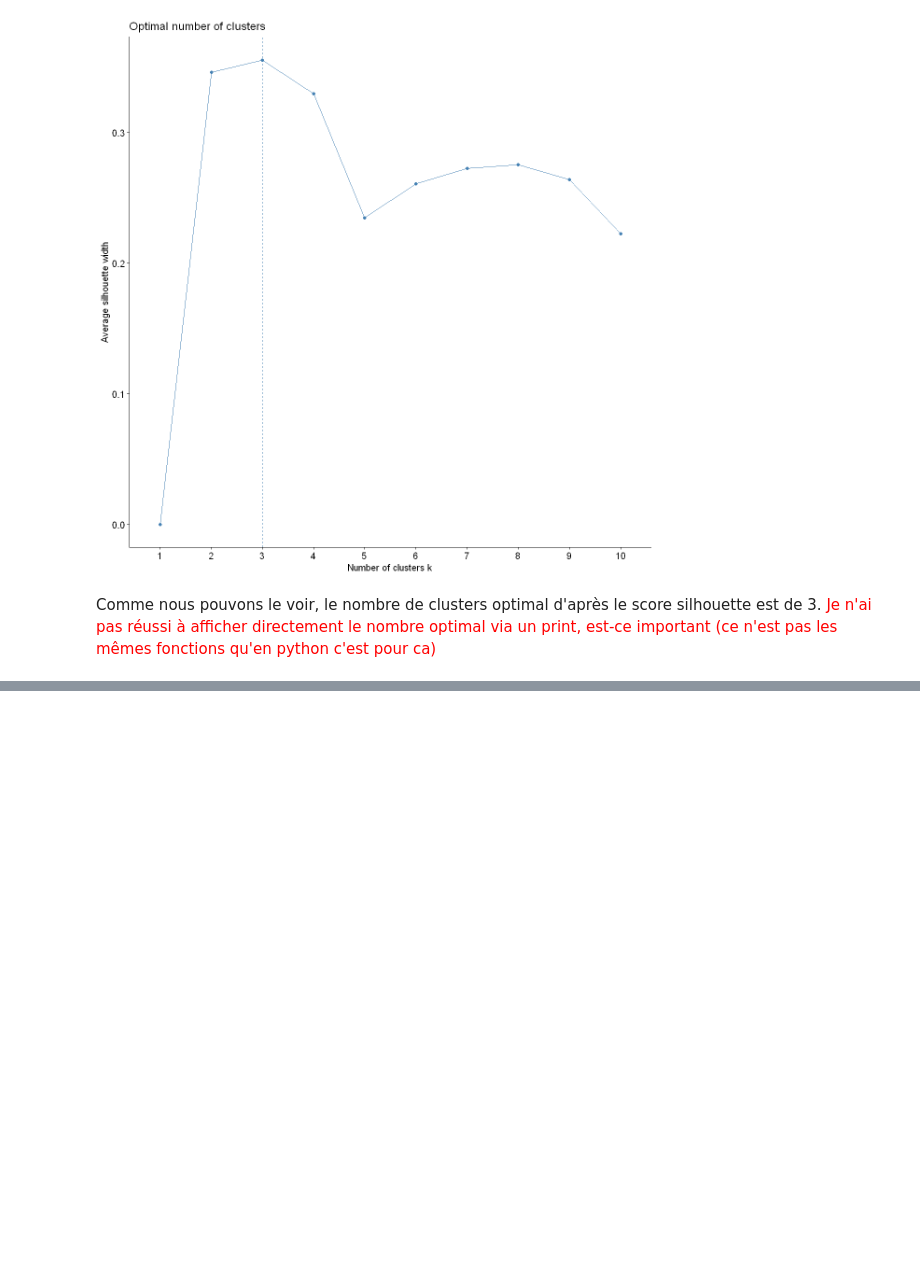
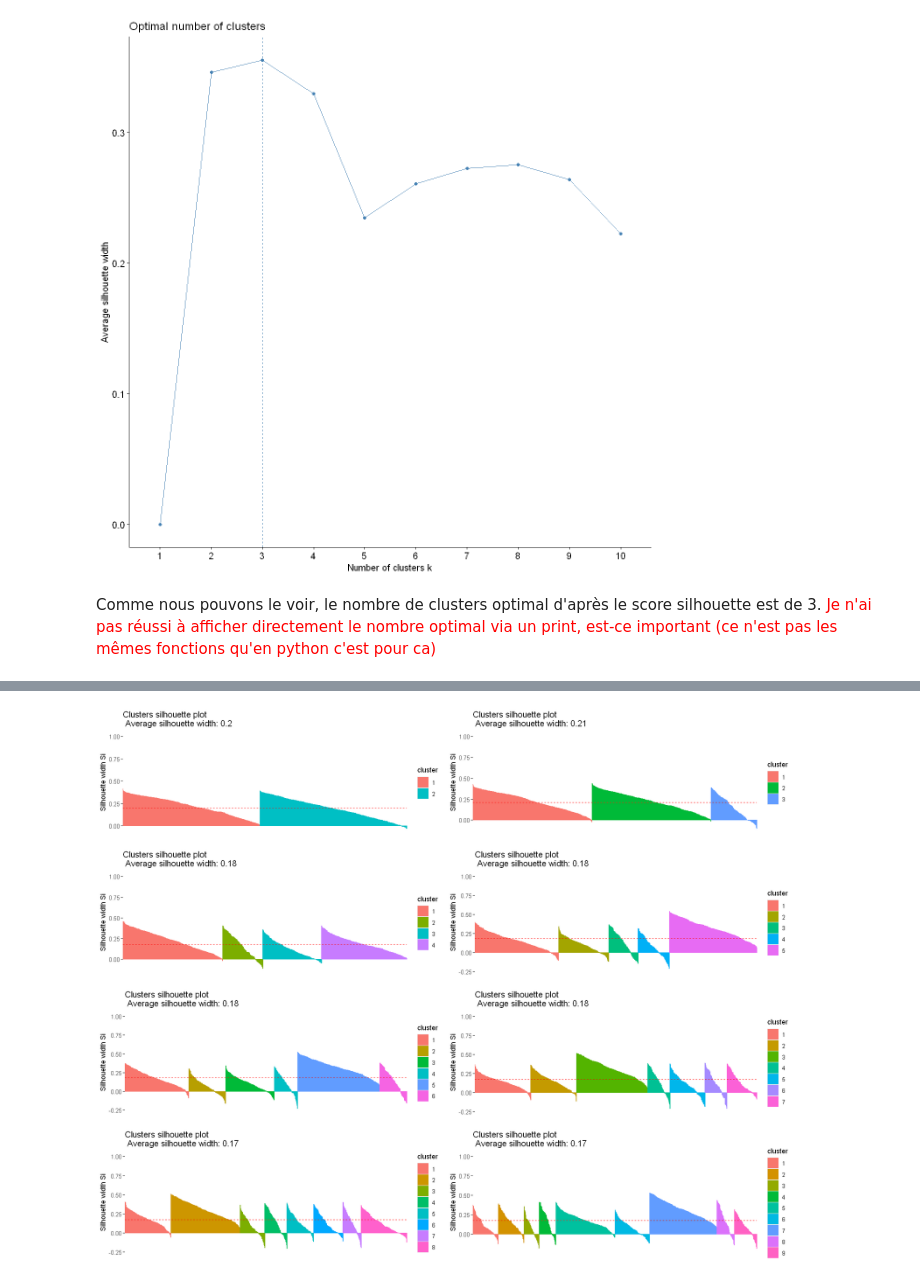
Before and after one commit to dpiot14/ProjetAD, a Jupyter notebook: TP_Velib_R_Project.ipynb, the cells around one changed output, grey strips where cells are left out. Cells and saved outputs as stored; diff of their text form; code cells hidden in the pictures; blank space fills up the shorter version.

Commit message:
essayer de la partie clusters
essayer de corriger mes graphes avec les nombres de clusters qui varient: je n'ai pas les mêmes résultats et forcément la suite est différente aussi

```diff
--- a/TP_Velib_R_Project.ipynb
+++ b/TP_Velib_R_Project.ipynb
@@ -1496,0 +1538,28 @@ Comme nous pouvons le voir, le nombre de clusters optimal d'après le score silh
+# %%
+options(repr.plot.width = 15, repr.plot.height = 12)
+
+# Définir le nombre de clusters à explorer
+num_clusters <- 2:9
+
+# Créer une liste pour stocker les tracés de silhouette
+silhouette_plots <- list()
+
+# Parcourir chaque nombre de clusters
+for (k in num_clusters) {
+  # Effectuer le clustering avec k clusters
+  reskmeans <- kmeans(loading_pca[,-c(1,2)], centers=k)
+
+  # Calculer les valeurs de silhouette
+  sil <- silhouette(reskmeans$cluster, dist(loading_pca[, -c(1:2)]))
+
+  # Créer un tracé de silhouette
+  silhouette_plot <- fviz_silhouette(sil, print.summary = FALSE)
+
+  # Stocker le tracé dans la liste
+  silhouette_plots[[as.character(k)]] <- silhouette_plot
+}
+
+# Afficher les tracés en une seule grille
+do.call(grid.arrange, c(silhouette_plots, ncol=2))
+# %% [output]
+[figure, added]
```
Also changed, not shown: parts of 30 cells of this notebook.
